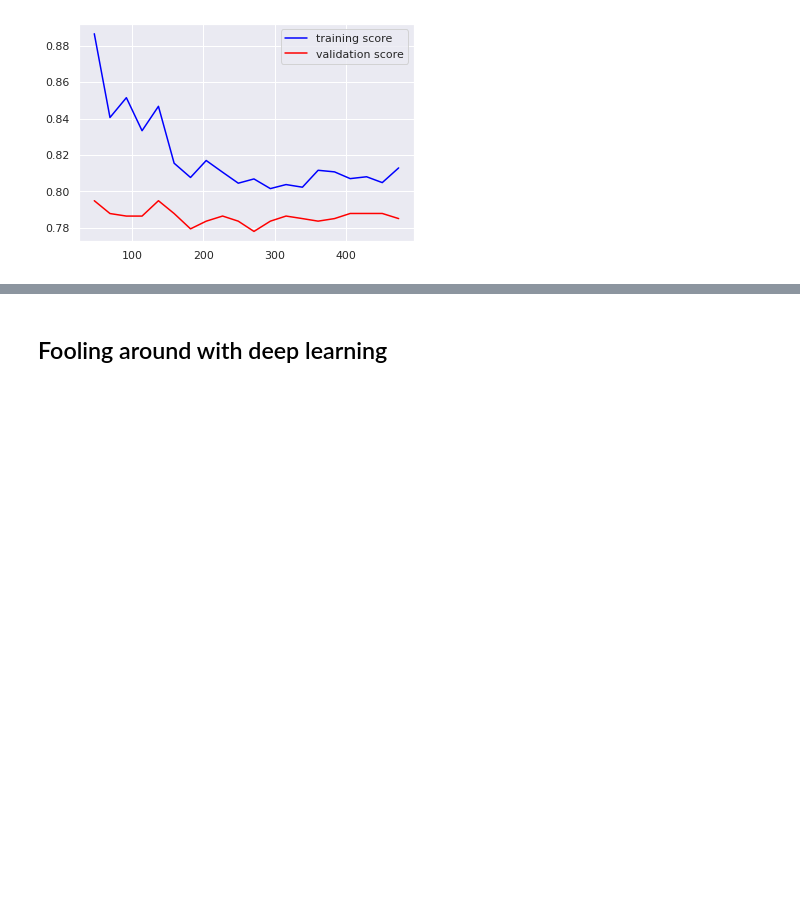
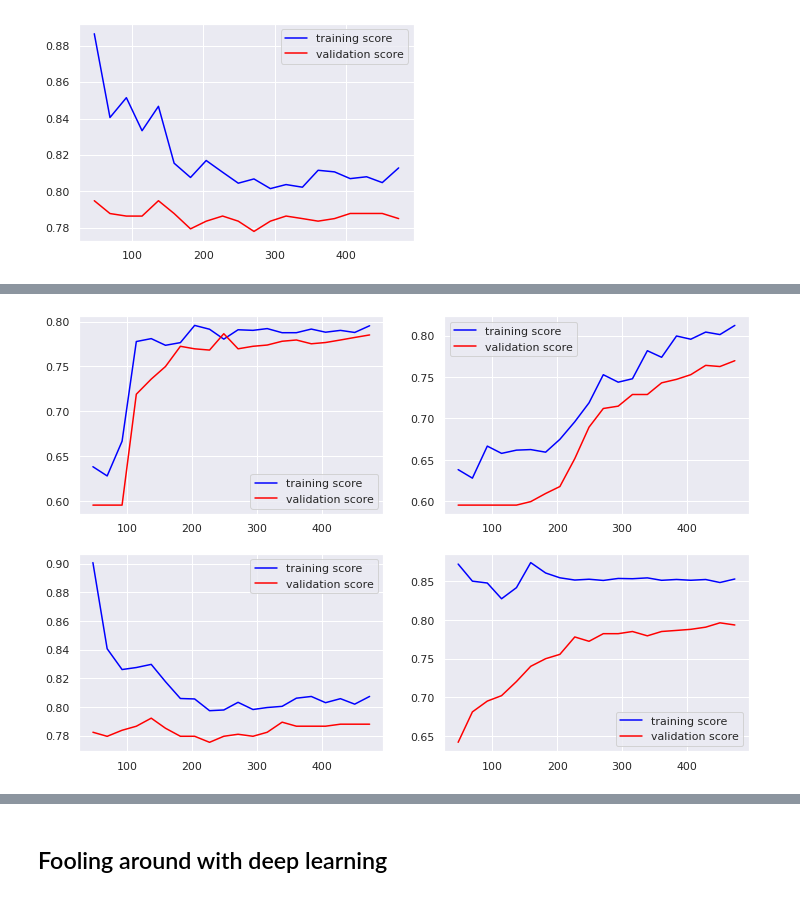
Before and after one commit to VsevolodKozlov-git/kaggle-titanic-competition, a Jupyter notebook: main.ipynb, the cells around one changed output, grey strips where cells are left out. Saved outputs shown, nothing was run; the diff lists cells and outputs as text; code cells hidden in the pictures; blank space fills up the shorter version.

```diff
--- a/main.ipynb
+++ b/main.ipynb
@@ -486,7 +488,3 @@ funning_with_svm(C=1, kernel='rbf', gamma=1)
 # %% [output]
 0.7715572116131036
 [figure]
-# %%
-def grid_search_learning_curves(model, grid_param1, grid_param2, **other_param):
-    'let rows - parameter 1, column - parameter 2'
-    pass
@@ -492,0 +503,38 @@ def grid_search_learning_curves(model, grid_param1, grid_param2, **other_param):
+# %%
+#todo labels for rows/cols
+def grid_search_learning_curves(generate_model, X, y,
+                                grid_param1, grid_param2,
+                                param1_name, param2_name):
+    'let rows - parameter 1, column - parameter 2'
+    grid_param1 = np.array(grid_param1)
+    grid_param2 = np.array(grid_param2)
+    ax_rows = grid_param1.size
+    ax_columns = grid_param2.size
+    fig, axis = plt.subplots(ax_rows, ax_columns,
+                             figsize=(6*ax_columns, 4*ax_rows))
+    axes[0, 0].set_ylabel('DDDD')
+
+
+
+    for param1_ind, param1_val in enumerate(grid_param1):
+        for param2_ind, param2_val in enumerate(grid_param2):
+            model = generate_model(param1_val, param2_val)
+            ax = axis[param1_ind, param2_ind]
+            tools.plot_learning_curves(model, X, y, ax=ax)
+
+    for ax, param_val in zip(axes[:,0], grid_param1):
+        ylabel = f'{param1_name}={param_val}'
+        ax.set_ylabel(ylabel, rotation=0, size='large')
+    for ax, param_val in zip(axes[0], grid_param2):
+        title = f'{param2_name}={param_val}'
+        ax.set_title(title)
+    fig.tight_layout()
+    plt.show()
+
+def create_model(param_C, gamma):
+    return Pipeline([('data_transformer', MinMaxScaler()),
+                     ('estimator', SVC(C=param_C, gamma=gamma))])
+# %%
+grid_search_learning_curves(create_model, df_X, df_cleaned['Survived'], grid_param1=[0.1, 0.5], grid_param2=[1, 10], param1_name='C', param2_name='gamma')
+# %% [output]
+[figure, added]
```
Also changed, not shown: parts of 5 cells of this notebook, 1 other file.
